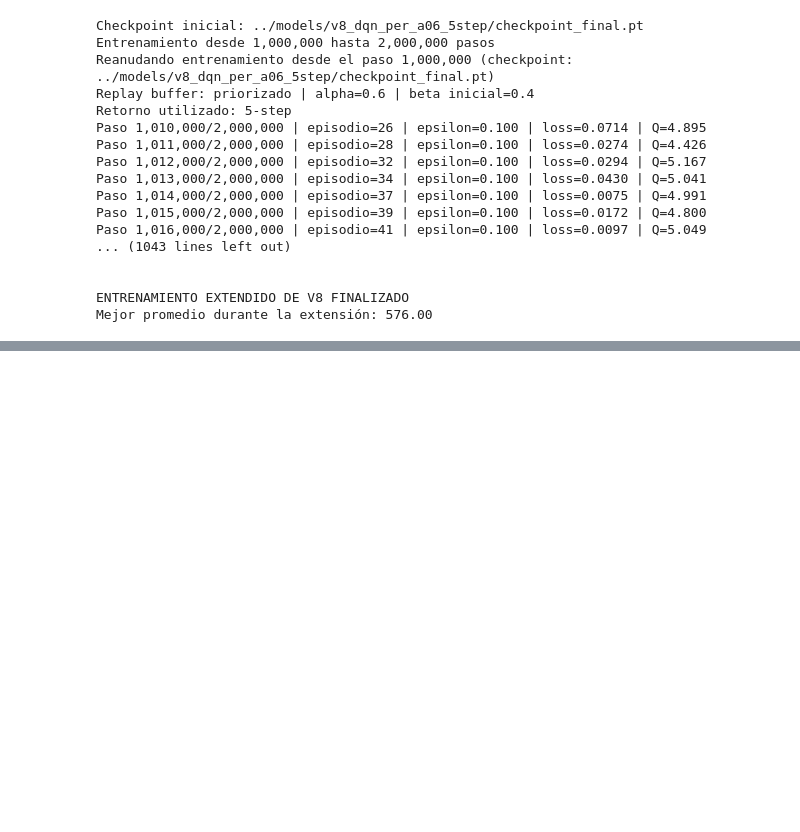
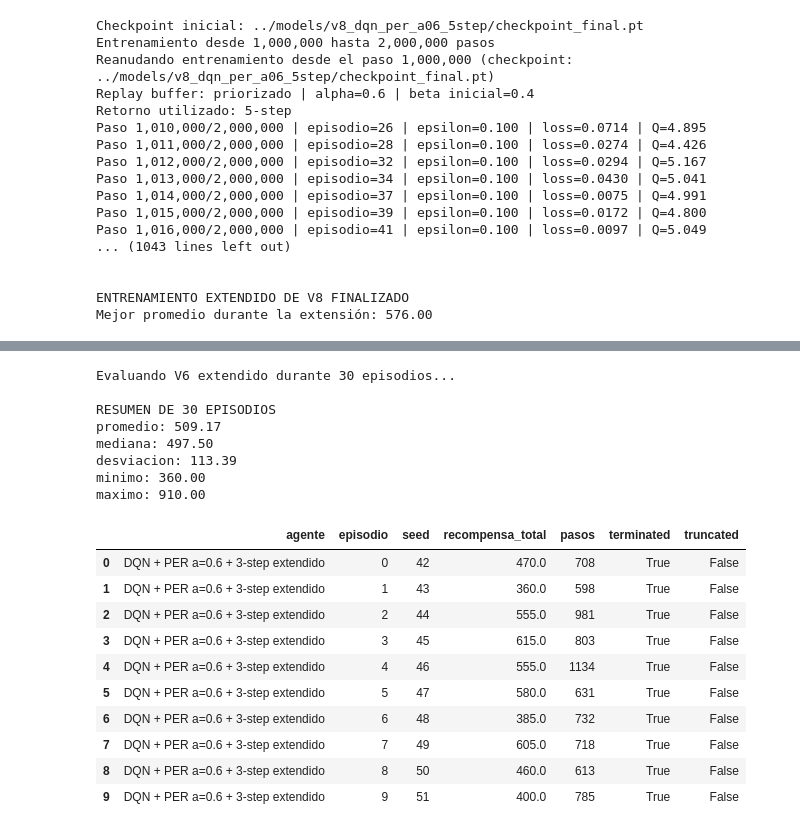
Before and after one commit to CamiR24/Proyecto2-DL, a Jupyter notebook: notebooks/08_ajuste_hiperparametros.ipynb, the cells around one changed output, grey strips where cells are left out. Cells and saved outputs as stored; diff of their text form; code cells hidden in the pictures; blank space fills up the shorter version.

```diff
--- a/notebooks/08_ajuste_hiperparametros.ipynb
+++ b/notebooks/08_ajuste_hiperparametros.ipynb
@@ -985,0 +1422,63 @@ Mejor promedio durante la extensión: 576.00
+# %%
+N_EPISODIOS_EVALUACION = 30
+SEMILLA_BASE_EVALUACION = 42
+
+print(
+    "\nEvaluando V6 extendido durante "
+    f"{N_EPISODIOS_EVALUACION} episodios...\n"
+)
+
+resultados_v6_extendido, resumen_v6_extendido = evaluar_modelo(
+    modelo=mejor_v6_extendido,
+    config=config_v6_extendido,
+    device=device,
+    n_episodios=N_EPISODIOS_EVALUACION,
+    seed_base=SEMILLA_BASE_EVALUACION,
+)
+
+df_v6_extendido = pd.DataFrame(
+    resultados_v6_extendido
+)
+
+df_v6_extendido["agente"] = (
+    "DQN + PER a=0.6 + 3-step extendido"
+)
+
+df_v6_extendido = df_v6_extendido[
+    [
+        "agente",
+        "episodio",
+        "seed",
+        "recompensa_total",
+        "pasos",
+        "terminated",
+        "truncated",
+    ]
+]
+
+print("RESUMEN DE 30 EPISODIOS")
+
+for metrica, valor in resumen_v6_extendido.items():
+    print(f"{metrica}: {valor:.2f}")
+
+display(df_v6_extendido.head(10))
+# %% [output]
+Evaluando V6 extendido durante 30 episodios...
+
+RESUMEN DE 30 EPISODIOS
+promedio: 509.17
+mediana: 497.50
+desviacion: 113.39
+minimo: 360.00
+maximo: 910.00
+|  | agente | episodio | seed | recompensa_total | pasos | terminated | truncated |
+| 0 | DQN + PER a=0.6 + 3-step extendido | 0 | 42 | 470.0 | 708 | True | False |
+| 1 | DQN + PER a=0.6 + 3-step extendido | 1 | 43 | 360.0 | 598 | True | False |
+| 2 | DQN + PER a=0.6 + 3-step extendido | 2 | 44 | 555.0 | 981 | True | False |
+| 3 | DQN + PER a=0.6 + 3-step extendido | 3 | 45 | 615.0 | 803 | True | False |
+| 4 | DQN + PER a=0.6 + 3-step extendido | 4 | 46 | 555.0 | 1134 | True | False |
+| 5 | DQN + PER a=0.6 + 3-step extendido | 5 | 47 | 580.0 | 631 | True | False |
+| 6 | DQN + PER a=0.6 + 3-step extendido | 6 | 48 | 385.0 | 732 | True | False |
+| 7 | DQN + PER a=0.6 + 3-step extendido | 7 | 49 | 605.0 | 718 | True | False |
+| 8 | DQN + PER a=0.6 + 3-step extendido | 8 | 50 | 460.0 | 613 | True | False |
+| 9 | DQN + PER a=0.6 + 3-step extendido | 9 | 51 | 400.0 | 785 | True | False |
```
Also changed, not shown: parts of 8 cells of this notebook, 7 other files.
